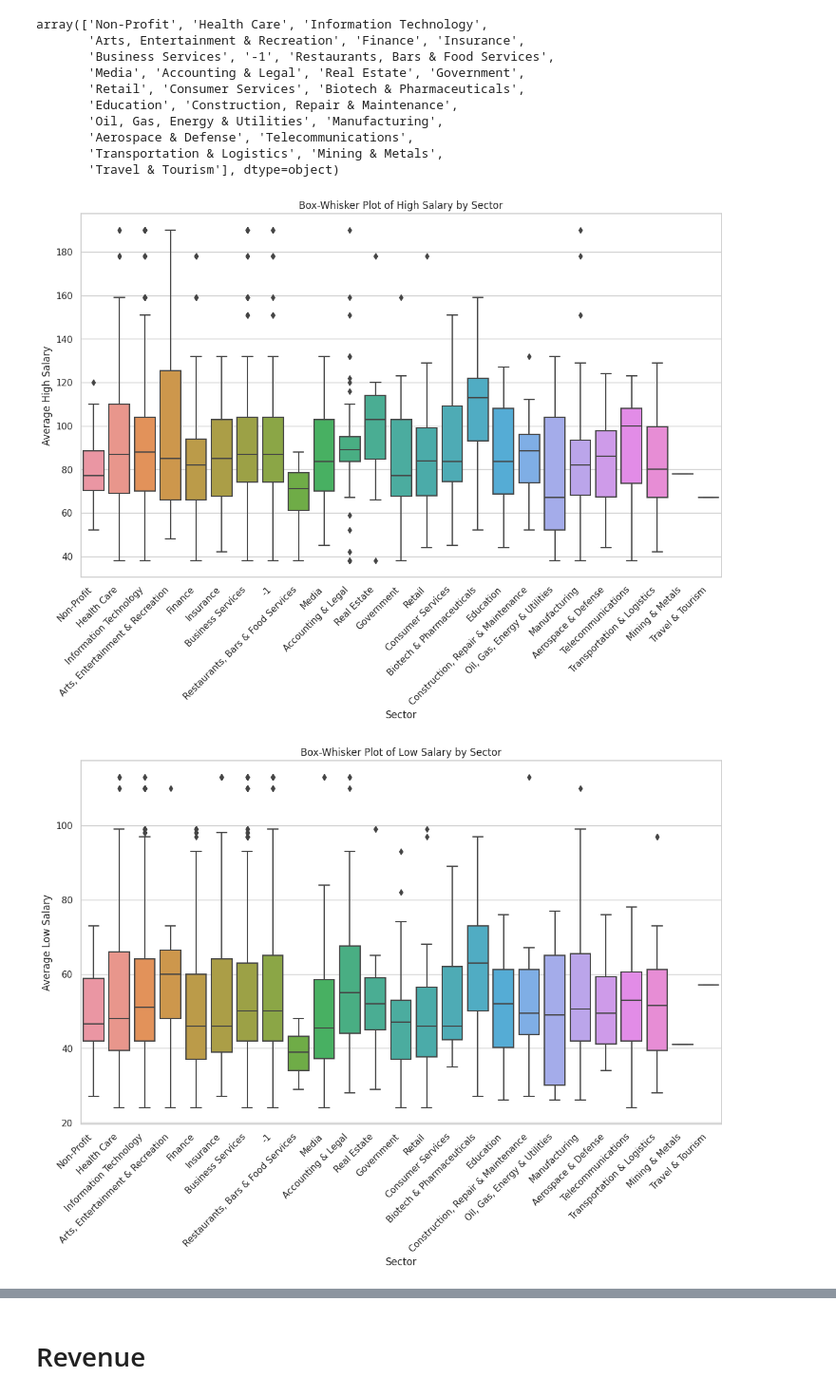
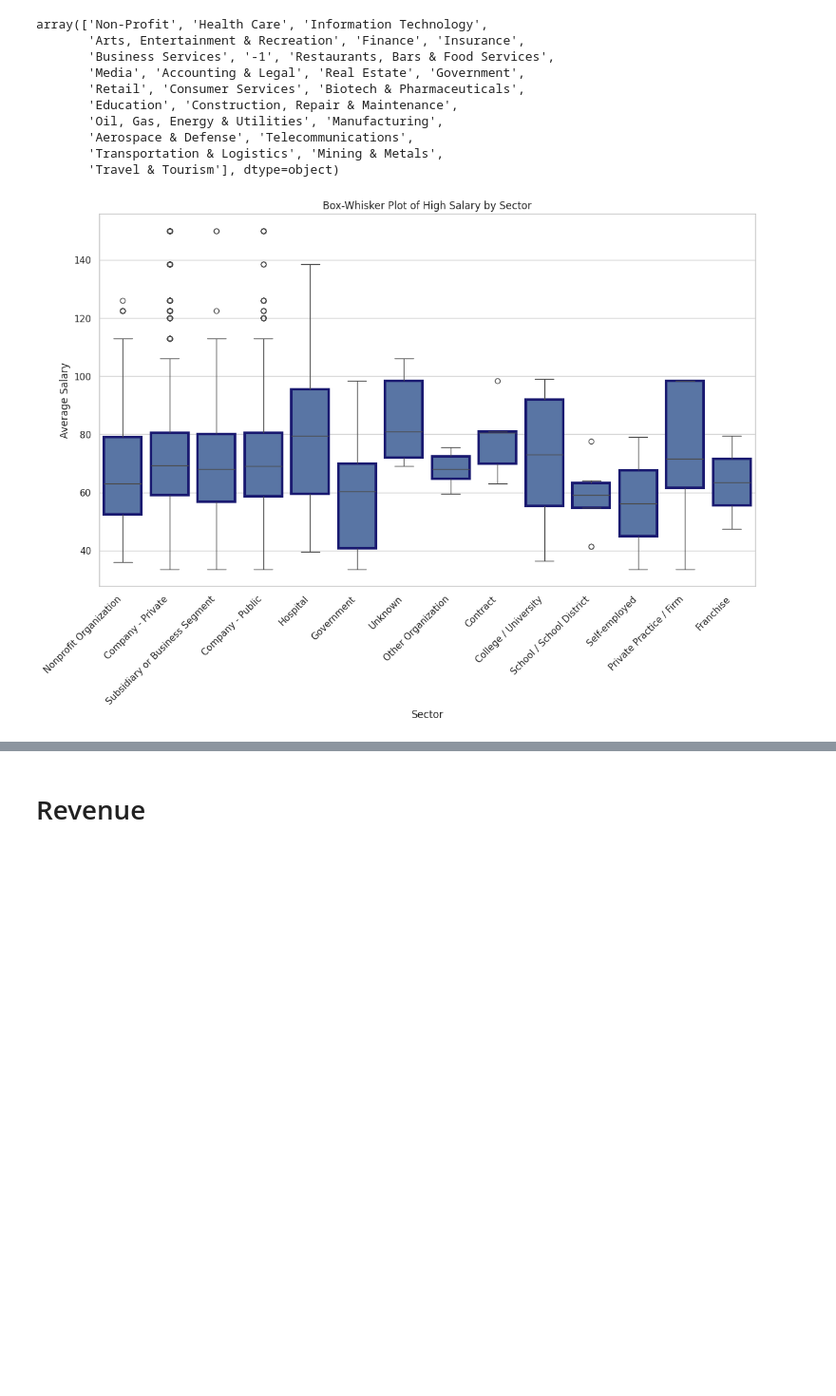
Before and after one commit to ramos453/Data_Analyst_Jobs_Analysis, a Jupyter notebook: Data_Analyst_Jobs.ipynb, the cells around one changed output, grey strips where cells are left out. Shown at 95% size. Saved outputs shown, nothing was run; the diff lists cells and outputs as text; code cells hidden in the pictures; blank space fills up the shorter version.

```diff
--- a/Data_Analyst_Jobs.ipynb
+++ b/Data_Analyst_Jobs.ipynb
@@ -417,2 +402,0 @@ plt.show()
-# %%
-data['Salary_range'] = data['High_Salary']-data['Low_Salary']
@@ -467,3 +429,5 @@ state_counts
+# %%
+data = data[~data['Location_State'].isin(['ga', 'ks', 'sc'])]
 # %% [markdown]
 # Headquarters
 # %% [markdown]
@@ -471,9 +435,9 @@ The following cell looks at any sort of interaction between Headquarter location
 # %%
-data['Headquarters'] = data['Headquarters'].str.lower().str.replace(',', '')
-data[['Headquarters_City', 'Headquarters_State']] = data['Headquarters'].str.extract(r'(.+?)\s*([a-zA-Z]{2})$')
-data['Headquarters_City'] = data['Headquarters_City'].str.strip()
-data[['Headquarters', 'Headquarters_City', 'Headquarters_State']].head()
-data['HQ_&_Location'] = data['Headquarters_State'] == data['Location_State']
+data_copy = data.copy()
+data_copy['Headquarters'] = data_copy['Headquarters'].str.lower().str.replace(',', '')
+data_copy[['Headquarters_City', 'Headquarters_State']] = data_copy['Headquarters'].str.extract(r'(.+?)\s*([a-zA-Z]{2})$')
+data_copy['Headquarters_City'] = data_copy['Headquarters_City'].str.strip()
+data_copy['HQ_&_Location'] = data_copy['Headquarters_State'] == data_copy['Location_State']
 # %% [markdown]
 The two charts below suggest that, the location of the job being in the same state as the company's headquarters has no correlation to higher or lower salaries.
 # %%
@@ -535,13 +591,9 @@ The following cell looks at the "Founded" column in relation to salary expectati
 
 def bin_founded(year):
     return (year // 25) * 25
-data['Founded_Group'] = data['Founded'].apply(bin_founded)
-founded_data = data.groupby('Founded_Group').agg({
-    'Founded_Group': 'count',
-    'High_Salary': 'mean',
-    'Low_Salary': 'mean',
-    'Rating': 'mean'
-})
-founded_data.columns = ['Count', 'Average High Salary', 'Average Low Salary', 'Average Rating']
-founded_data
+
+data_founded = data[data['Founded'] != -1].copy()
+data_founded['Founded_Group'] = data['Founded'].apply(bin_founded)
+data_founded = data_founded[['Founded_Group', 'Average_Salary', 'Rating']]
+data_founded
 # %% [output]
@@ -661,22 +756,14 @@ array(['Non-Profit', 'Health Care', 'Information Technology',
        'Transportation & Logistics', 'Mining & Metals',
        'Travel & Tourism'], dtype=object)
 # %%
+data_sector = data[data['Sector'] != '-1']
 plt.figure(figsize=(14, 8))
-sb.boxplot(x='Sector', y='High_Salary', data=data)
+sb.boxplot(x='Type of ownership', y='Average_Salary', data=data_sector,
+           boxprops=dict(edgecolor='midnightblue', linewidth=3))
 plt.xticks(rotation=45, ha='right')
 plt.title('Box-Whisker Plot of High Salary by Sector')
 plt.xlabel('Sector')
-plt.ylabel('Average High Salary')
+plt.ylabel('Average Salary')
 plt.show()
-
-# Create a box-whisker plot for 'Sector' based on average 'Low_Salary'
-plt.figure(figsize=(14, 8))
-sb.boxplot(x='Sector', y='Low_Salary', data=data)
-plt.xticks(rotation=45, ha='right')
-plt.title('Box-Whisker Plot of Low Salary by Sector')
-plt.xlabel('Sector')
-plt.ylabel('Average Low Salary')
-plt.show()
 # %% [output]
-[figure, old version]
+[figure, new version]
-[figure, removed]
```
Also changed, not shown: parts of 125 cells of this notebook.
